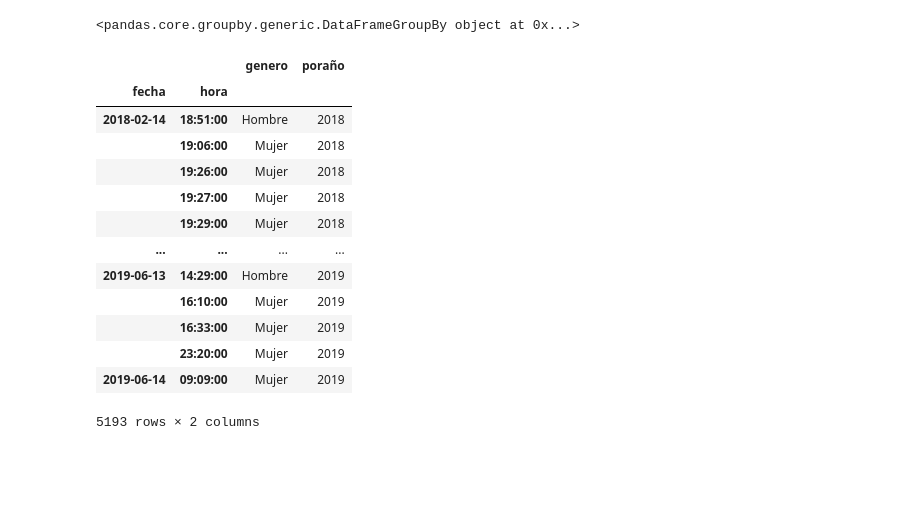
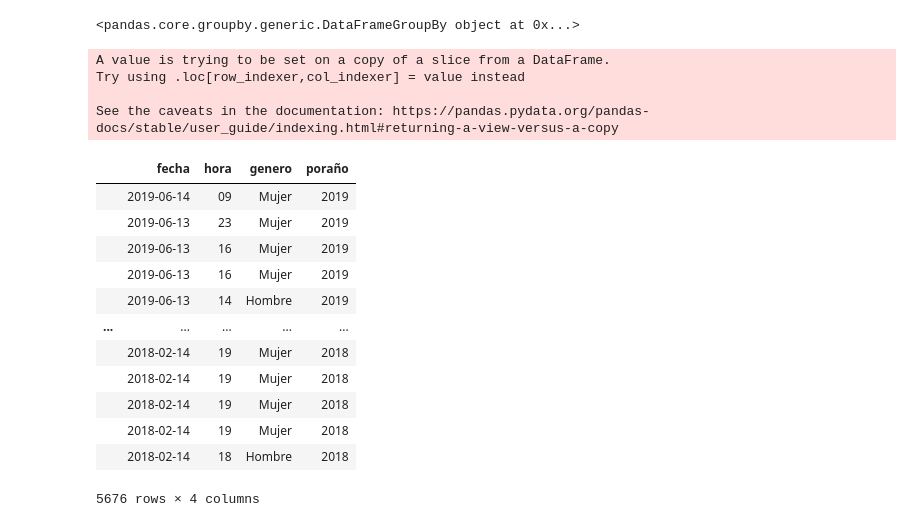
Before and after one commit to cdgn-coding/ml-test-noviazgo, a Jupyter notebook: Exploración Geográfica/Exploración fecha y horario.ipynb, the cells around one changed output. Saved outputs shown, nothing was run; the diff lists cells and outputs as text; code cells hidden in the pictures; blank space fills up the shorter version.

```diff
--- a/Exploración Geográfica/Exploración fecha y horario.ipynb
+++ b/Exploración Geográfica/Exploración fecha y horario.ipynb
@@ -205,17 +201,22 @@ prueba.set_index('fecha',inplace=True)
-# %%
-prueba.groupby([pd.Grouper(freq="1H"), "hora"]).sum()
-# %% [output]
-|  |  | genero | poraño |
-| fecha | hora |  |  |
-| 2018-02-14 | 18:51:00 | Hombre | 2018 |
-|  | 19:06:00 | Mujer | 2018 |
-|  | 19:26:00 | Mujer | 2018 |
-|  | 19:27:00 | Mujer | 2018 |
-|  | 19:29:00 | Mujer | 2018 |
-| ... | ... | ... | ... |
-| 2019-06-13 | 14:29:00 | Hombre | 2019 |
-|  | 16:10:00 | Mujer | 2019 |
-|  | 16:33:00 | Mujer | 2019 |
-|  | 23:20:00 | Mujer | 2019 |
-| 2019-06-14 | 09:09:00 | Mujer | 2019 |
-5193 rows × 2 columns
+# %%
+prueba = aver
+prueba["hora"] = prueba["hora"].astype(str).str[:2]
+prueba
+# %% [output]
+A value is trying to be set on a copy of a slice from a DataFrame.
+Try using .loc[row_indexer,col_indexer] = value instead
+
+See the caveats in the documentation: https://pandas.pydata.org/pandas-docs/stable/user_guide/indexing.html#returning-a-view-versus-a-copy
+|  | fecha | hora | genero | poraño |
+|  | 2019-06-14 | 09 | Mujer | 2019 |
+|  | 2019-06-13 | 23 | Mujer | 2019 |
+|  | 2019-06-13 | 16 | Mujer | 2019 |
+|  | 2019-06-13 | 16 | Mujer | 2019 |
+|  | 2019-06-13 | 14 | Hombre | 2019 |
+| ... | ... | ... | ... | ... |
+|  | 2018-02-14 | 19 | Mujer | 2018 |
+|  | 2018-02-14 | 19 | Mujer | 2018 |
+|  | 2018-02-14 | 19 | Mujer | 2018 |
+|  | 2018-02-14 | 19 | Mujer | 2018 |
+|  | 2018-02-14 | 18 | Hombre | 2018 |
+5676 rows × 4 columns
```
Also changed, not shown: parts of 11 cells of this notebook.
